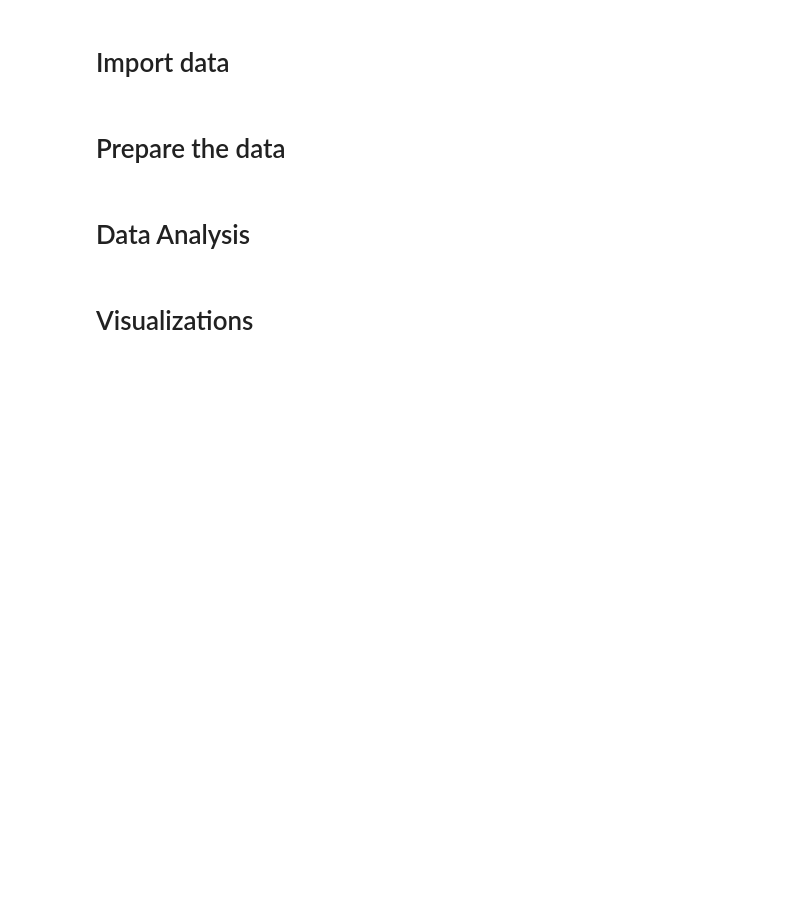
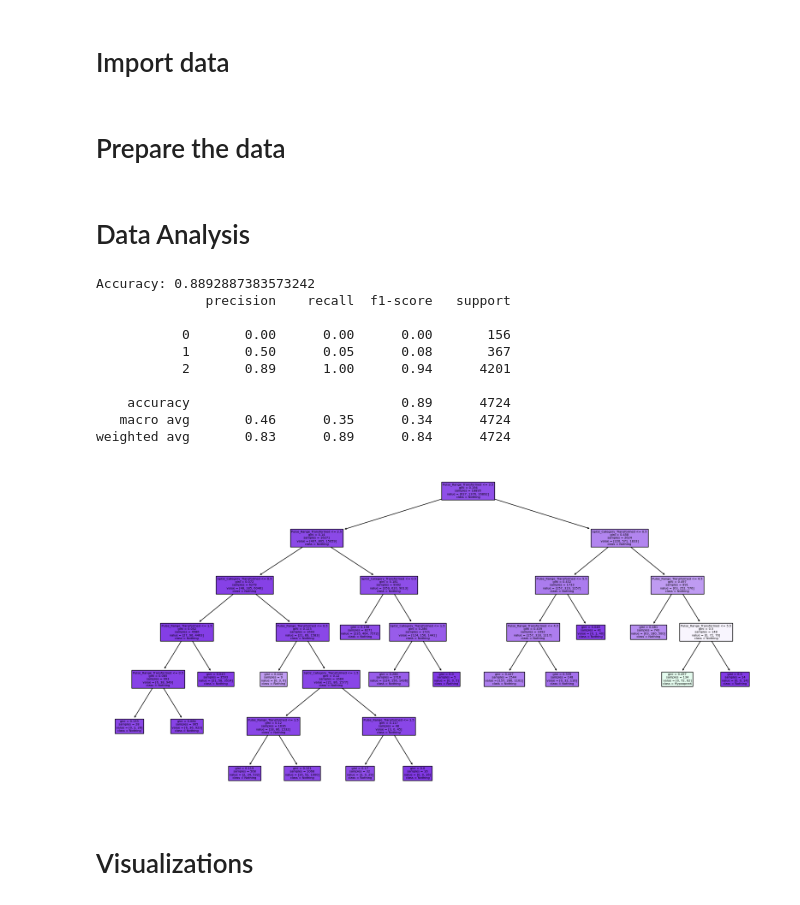
Before and after one commit to AnnaGass/DSA-SleepHealthData, a Jupyter notebook: DecisionTree.ipynb, the cells around one changed output. Cells and saved outputs as stored; diff of their text form; code cells hidden in the pictures; blank space fills up the shorter version.

Commit message:
Added decision tree

```diff
--- a/DecisionTree.ipynb
+++ b/DecisionTree.ipynb
@@ -368,6 +385,57 @@ df['Apnea'] = df['Apnea'].apply(normalize_apnea_column)
 df.to_csv(final_csv, index=False)
 # %% [markdown]
 # Data Analysis
+# %%
+# Load the CSV file
+data = pd.read_csv(final_csv)
+
+# Initialize the LabelEncoder
+le = LabelEncoder()
+
+# Apply LabelEncoder to each categorical feature
+df['SpO2_Category_Transformed'] = le.fit_transform(df['SpO2 Category'])
+df['Pulse_Range_Transformed'] = le.fit_transform(df['Pulse Range'])
+df['Apnea_Transformed'] = le.fit_transform(df['Apnea'])
+
+# Split the data into features and target
+X = df[['SpO2_Category_Transformed', 'Pulse_Range_Transformed']]
+y = df['Apnea_Transformed']
+
+# Split the data into training and testing sets
+X_train, X_test, y_train, y_test = train_test_split(X, y, test_size=0.2, random_state=42)
+
+# Initialize the classifier
+clf = DecisionTreeClassifier(random_state=42)
+
+# Fit the classifier to the training data
+clf.fit(X_train, y_train)
+
+# Predict on the test set
+y_pred = clf.predict(X_test)
+
+# Calculate accuracy
+accuracy = accuracy_score(y_test, y_pred)
+print(f'Accuracy: {accuracy}')
+
+# Print classification report
+print(classification_report(y_test, y_pred))
+
+# Visualize the decision tree
+plt.figure(figsize=(20,10))
+plot_tree(clf, feature_names=X.columns, class_names=le.classes_, filled=True)
+plt.show()
+# %% [output]
+Accuracy: 0.8892887383573242
+              precision    recall  f1-score   support
+
+           0       0.00      0.00      0.00       156
+           1       0.50      0.05      0.08       367
+           2       0.89      1.00      0.94      4201
+
+    accuracy                           0.89      4724
+   macro avg       0.46      0.35      0.34      4724
+weighted avg       0.83      0.89      0.84      4724
+[figure, added]
 # %% [markdown]
 # Visualizations
 # %%
```
Also changed, not shown: parts of 5 cells of this notebook.
